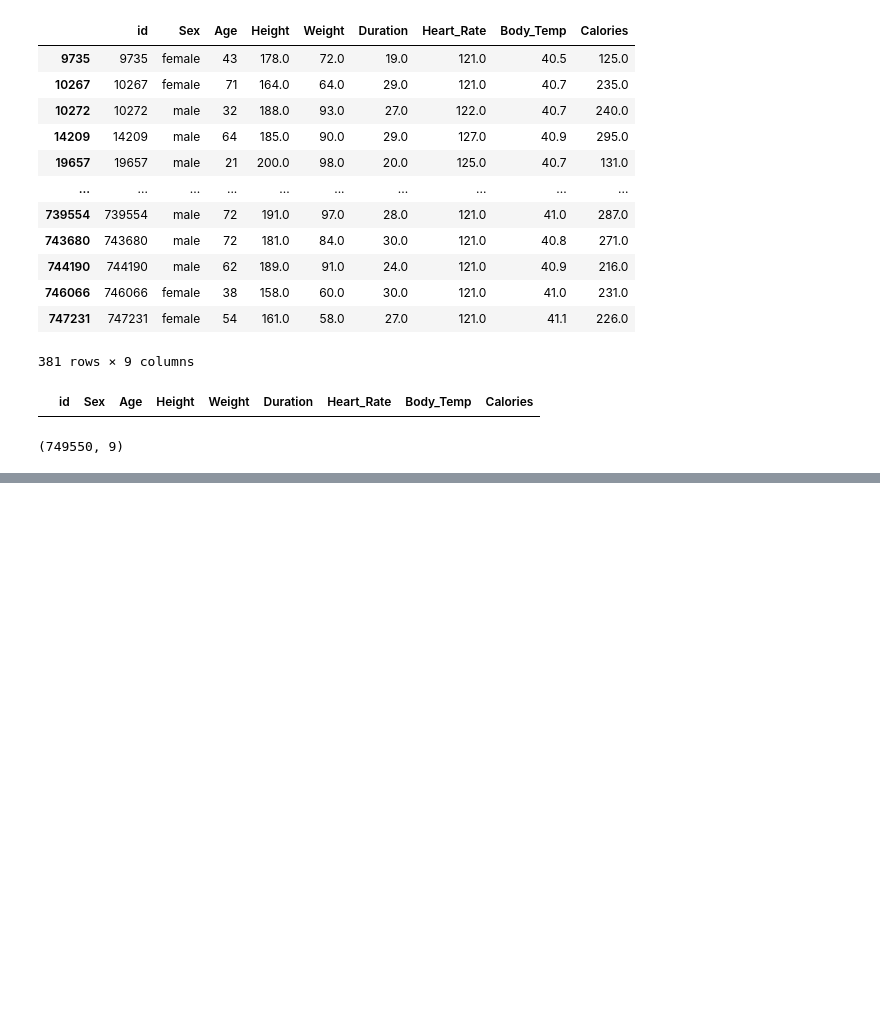
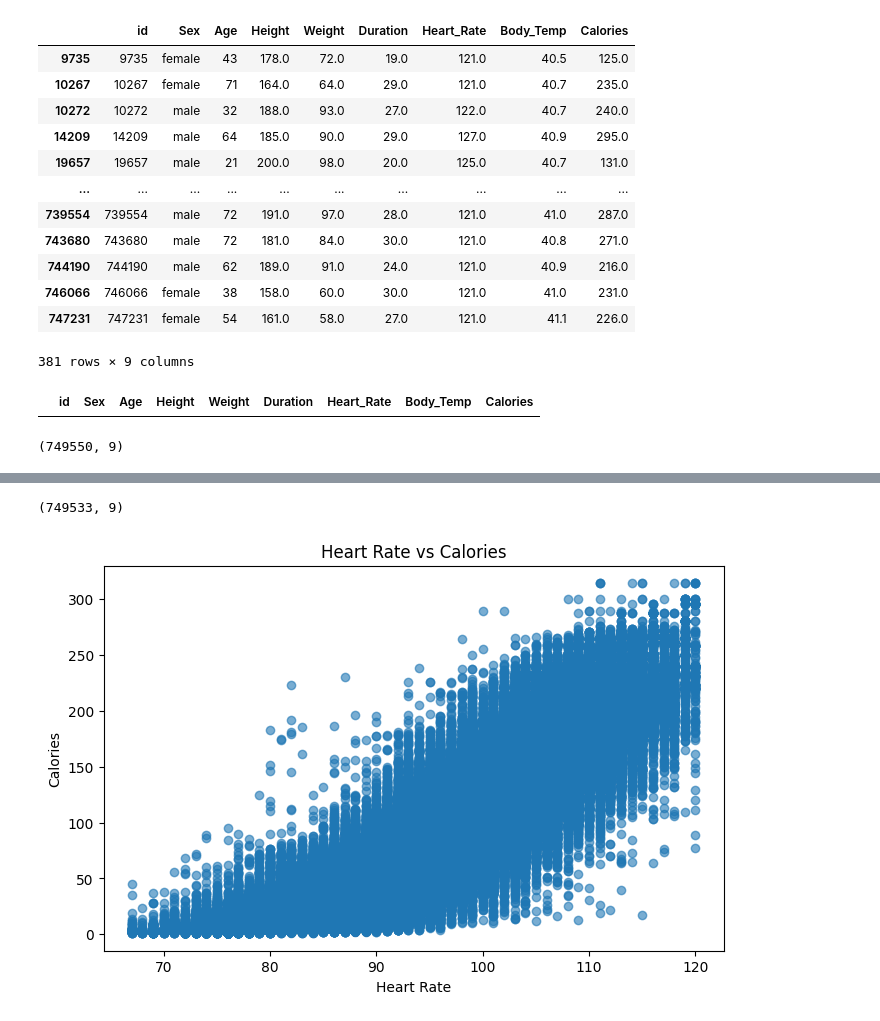
Before and after one commit to kokilagaurav/energy_expenditure_estimator, a Jupyter notebook: notebook.ipynb, the cells around one changed output, grey strips where cells are left out. Cells and saved outputs as stored; diff of their text form; code cells hidden in the pictures; blank space fills up the shorter version.

```diff
--- a/notebook.ipynb
+++ b/notebook.ipynb
@@ -188,0 +213,4 @@ Calories is not skewed
+# %%
+condition = ((df_cleaned['Calories'] > 190) & (df_cleaned['Duration'] < 10)) | ((df_cleaned['Calories'] < 5) & (df_cleaned['Duration'] > 25))
+print(condition.value_counts())
+df_cleaned[condition]
@@ -188,0 +234,17 @@ Calories is not skewed
+# %%
+df_cleaned.shape
+# %% [output]
+(749533, 9)
+# %%
+# Remove rows matching the condition from df_cleaned
+df_cleaned = df_cleaned[~condition]
+df_cleaned.reset_index(drop=True, inplace=True)
+# %%
+plt.figure(figsize=(8, 5))
+plt.scatter(df_cleaned['Heart_Rate'], df_cleaned['Calories'], alpha=0.6)
+plt.xlabel('Heart Rate')
+plt.ylabel('Calories')
+plt.title('Heart Rate vs Calories')
+plt.show()
+# %% [output]
+[figure, added]
```
Also changed, not shown: parts of 11 cells of this notebook.
